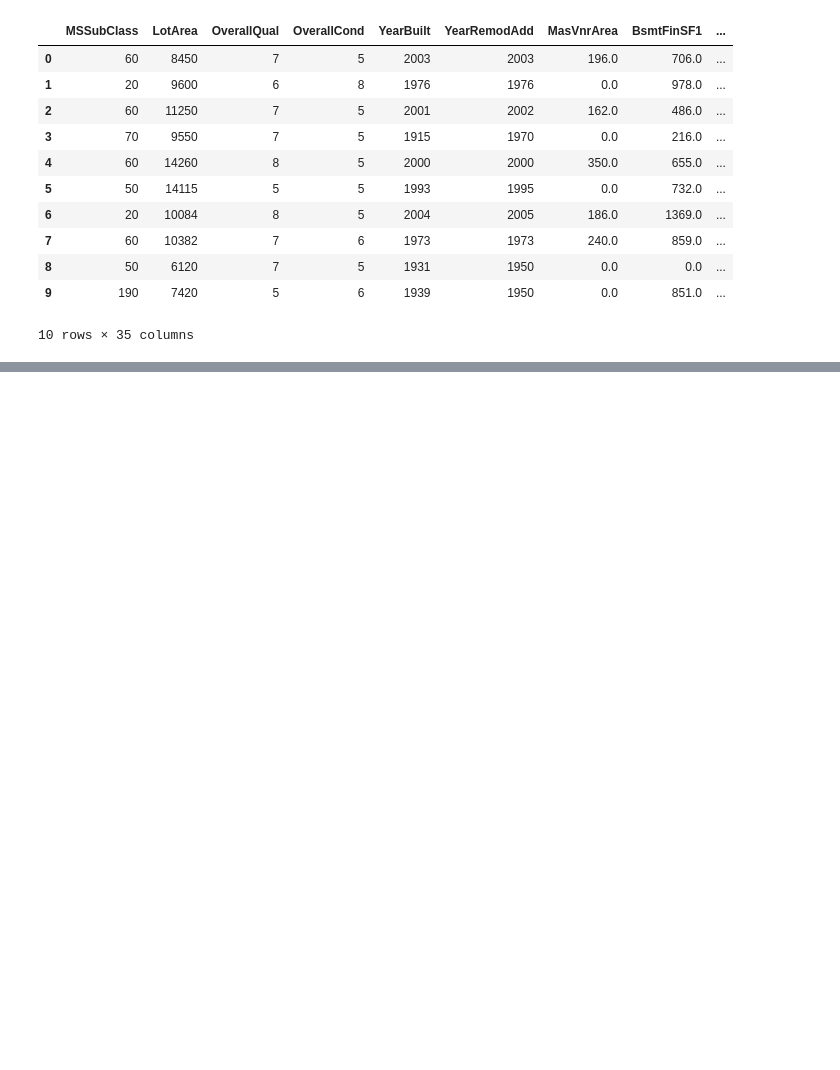
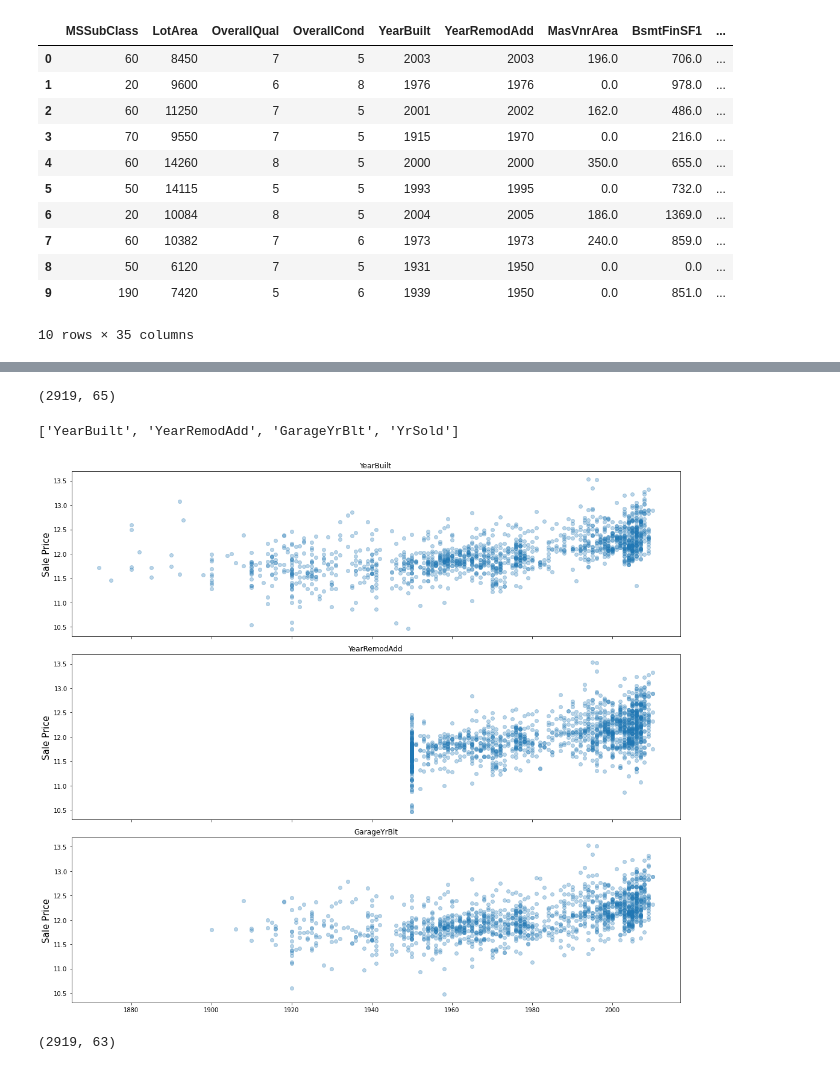
Before and after one commit to tiobi/personal_kaggle, a Jupyter notebook: house-prices/1st_sub_re.ipynb, the cells around one changed output, grey strips where cells are left out. Drawn from its saved outputs; the diff is of its cells as text; code cells hidden in the pictures; blank space fills up the shorter version.

```diff
--- a/house-prices/1st_sub_re.ipynb
+++ b/house-prices/1st_sub_re.ipynb
@@ -259,3 +268,12 @@ data.select_dtypes(np.number).head(10)
 # %%
 from scipy.special import boxcox1p
 from scipy.stats import boxcox_normmax
+
+high_skew = skew_features[skew_features>1]
+high_skew_index = high_skew.index
+
+for num_data in high_skew_index:
+    data[num_data] = boxcox1p(data[num_data], boxcox_normmax(data[num_data] + 1))
+
+
+print(data[high_skew_index].head())
@@ -261,0 +298,45 @@ from scipy.stats import boxcox_normmax
+# %%
+data['TotalSF'] = data['TotalBsmtSF'] + data['1stFlrSF'] + data['2ndFlrSF']
+data.drop(['TotalBsmtSF', '1stFlrSF', '2ndFlrSF'], axis = 1, inplace = True)
+
+data.shape
+# %%
+data['TotalBathroom'] = (data['FullBath'] +(.5 * data['HalfBath'])) + (data['BsmtFullBath'] + (.5*data['BsmtHalfBath']))
+data['TotalPorch'] = data['OpenPorchSF'] + data['3SsnPorch'] + data['ScreenPorch'] + data['EnclosedPorch']
+data.drop(['FullBath', 'HalfBath', 'BsmtFullBath','BsmtHalfBath', 'OpenPorchSF', '3SsnPorch', 'ScreenPorch', 'EnclosedPorch'], axis = 1, inplace = True)
+
+data.shape
+# %%
+data.shape
+# %% [output]
+(2919, 65)
+# %%
+year_feature = []
+
+for var in list(data.select_dtypes(np.number)):
+    if 'Yr' in var:
+        year_feature.append(var)
+    elif 'Year' in var:
+        year_feature.append(var)
+
+print(year_feature)
+# %% [output]
+['YearBuilt', 'YearRemodAdd', 'GarageYrBlt', 'YrSold']
+# %%
+fig, ax = plt.subplots(3, 1, figsize = (15, 13), sharex = True, sharey = True)
+
+for i, var in enumerate(year_feature):
+    if var != 'YrSold':
+        ax[i].scatter(train[var], sale_price, alpha = 0.3)
+        ax[i].set_title('{}'.format(var))
+        ax[i].set_ylabel('Sale Price', size = 15)
+
+plt.tight_layout()
+plt.show()
+# %% [output]
+[figure, added]
+# %%
+data = data.drop(['YearBuilt', 'GarageYrBlt'],axis = 1)
+print(data.shape)
+# %% [output]
+(2919, 63)
```
Also changed, not shown: parts of 13 cells of this notebook.
